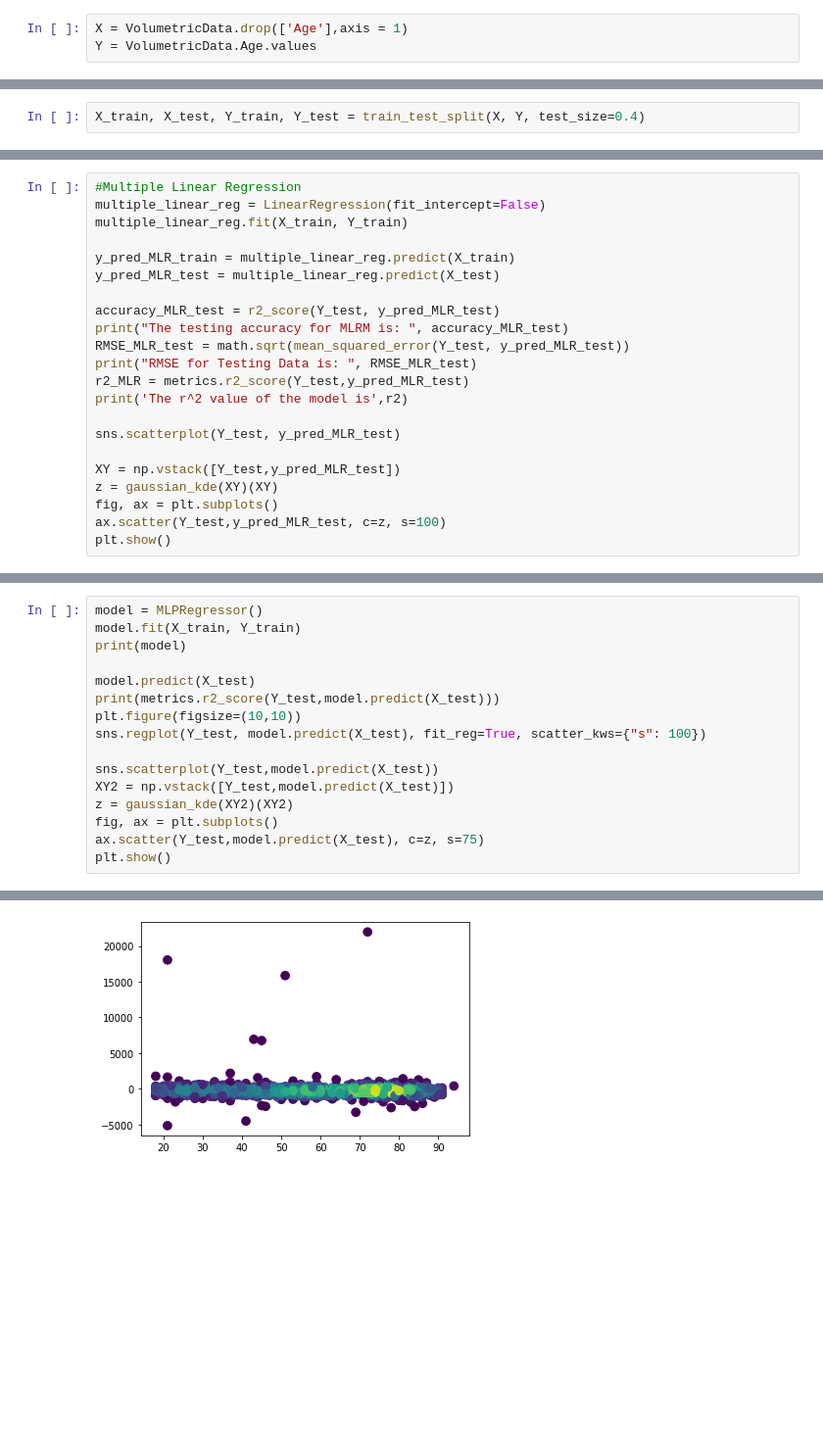
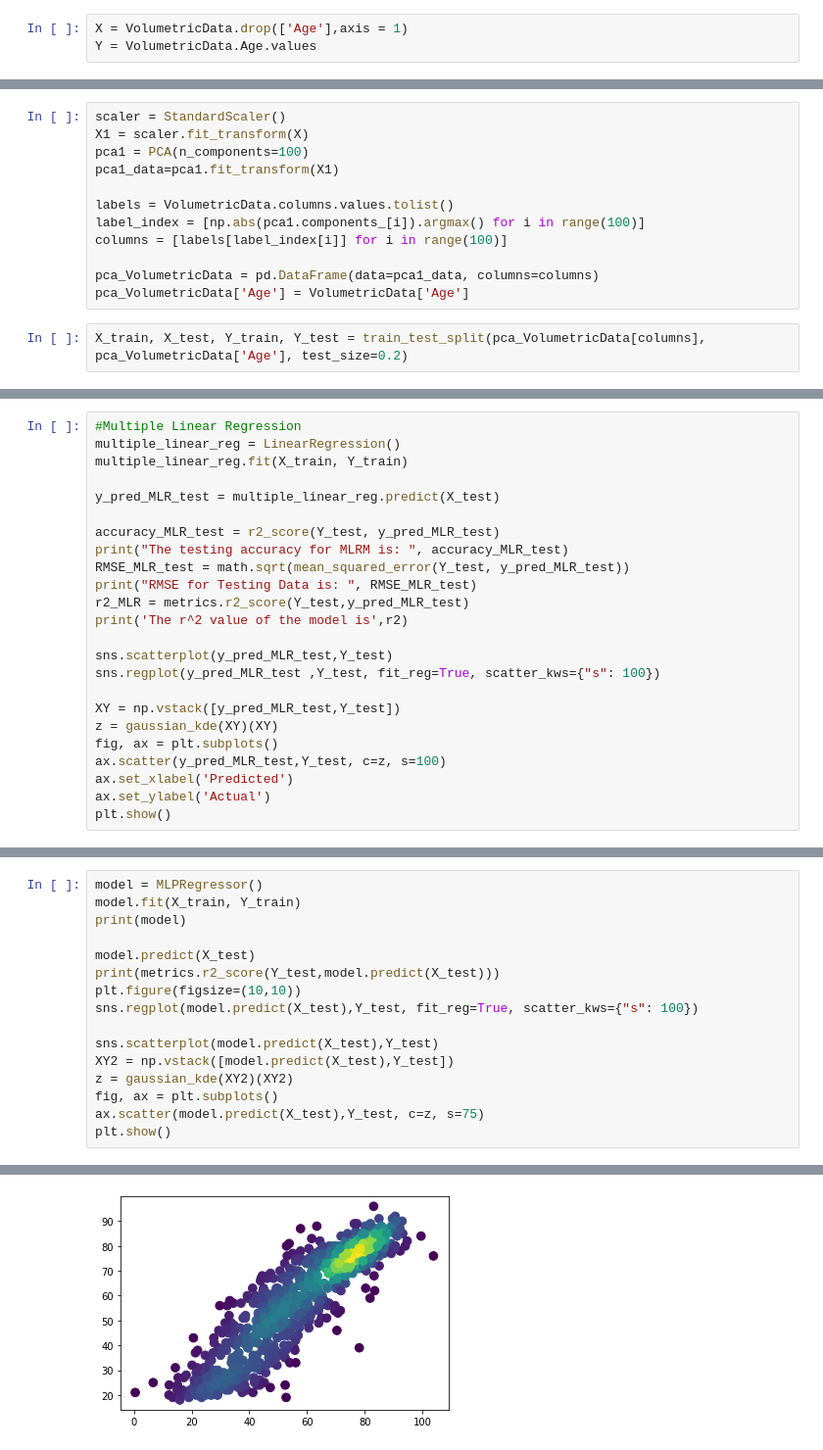
Before and after one commit to KatheerZM/BMEN415-Project, a Jupyter notebook: regressionmodel1.ipynb, the cells around one changed output, grey strips where cells are left out. Shown at 98% size. Drawn from its saved outputs; the diff is of its cells as text; blank space fills up the shorter version.

Commit message:
Regression Models Update 2
Included PCA for regression models to improve performance.

```diff
--- a/regressionmodel1.ipynb
+++ b/regressionmodel1.ipynb
@@ -25,5 +37,17 @@ from sklearn.tree import DecisionTreeRegressor
+# %%
+scaler = StandardScaler()
+X1 = scaler.fit_transform(X)
+pca1 = PCA(n_components=100)
+pca1_data=pca1.fit_transform(X1)
+
+labels = VolumetricData.columns.values.tolist()
+label_index = [np.abs(pca1.components_[i]).argmax() for i in range(100)]
+columns = [labels[label_index[i]] for i in range(100)]
+
+pca_VolumetricData = pd.DataFrame(data=pca1_data, columns=columns)
+pca_VolumetricData['Age'] = VolumetricData['Age']
 # %%
-X_train, X_test, Y_train, Y_test = train_test_split(X, Y, test_size=0.4)
+X_train, X_test, Y_train, Y_test = train_test_split(pca_VolumetricData[columns], pca_VolumetricData['Age'], test_size=0.2)
 # %%
 #Linear Regression
 Linear_Regression = LinearRegression()
@@ -48,9 +72,8 @@ The accuracy of this model is: 84.51353955388899 %
 # %%
 #Multiple Linear Regression
-multiple_linear_reg = LinearRegression(fit_intercept=False)
+multiple_linear_reg = LinearRegression()
 multiple_linear_reg.fit(X_train, Y_train)
 
-y_pred_MLR_train = multiple_linear_reg.predict(X_train)
 y_pred_MLR_test = multiple_linear_reg.predict(X_test)
 
 accuracy_MLR_test = r2_score(Y_test, y_pred_MLR_test)
@@ -60,11 +83,14 @@ print("RMSE for Testing Data is: ", RMSE_MLR_test)
 r2_MLR = metrics.r2_score(Y_test,y_pred_MLR_test)
 print('The r^2 value of the model is',r2)
 
-sns.scatterplot(Y_test, y_pred_MLR_test)
+sns.scatterplot(y_pred_MLR_test,Y_test)
+sns.regplot(y_pred_MLR_test ,Y_test, fit_reg=True, scatter_kws={"s": 100})
 
-XY = np.vstack([Y_test,y_pred_MLR_test])
+XY = np.vstack([y_pred_MLR_test,Y_test])
 z = gaussian_kde(XY)(XY)
 fig, ax = plt.subplots()
-ax.scatter(Y_test,y_pred_MLR_test, c=z, s=100)
+ax.scatter(y_pred_MLR_test,Y_test, c=z, s=100)
+ax.set_xlabel('Predicted')
+ax.set_ylabel('Actual')
 plt.show()
 # %% [output]
@@ -108,13 +107,13 @@ print(model)
 model.predict(X_test)
 print(metrics.r2_score(Y_test,model.predict(X_test)))
 plt.figure(figsize=(10,10))
-sns.regplot(Y_test, model.predict(X_test), fit_reg=True, scatter_kws={"s": 100})
+sns.regplot(model.predict(X_test),Y_test, fit_reg=True, scatter_kws={"s": 100})
 
-sns.scatterplot(Y_test,model.predict(X_test))
-XY2 = np.vstack([Y_test,model.predict(X_test)])
+sns.scatterplot(model.predict(X_test),Y_test)
+XY2 = np.vstack([model.predict(X_test),Y_test])
 z = gaussian_kde(XY2)(XY2)
 fig, ax = plt.subplots()
-ax.scatter(Y_test,model.predict(X_test), c=z, s=75)
+ax.scatter(model.predict(X_test),Y_test, c=z, s=75)
 plt.show()
 # %% [output]
 MLPRegressor()
@@ -123,4 +122,4 @@ MLPRegressor()
-[figure, old version]
+[figure, new version]
 # %%
 DTree = tree.DecisionTreeRegressor()
 DTree = DTree.fit(X_train, Y_train)
```
Also changed, not shown: parts of 8 cells of this notebook.
